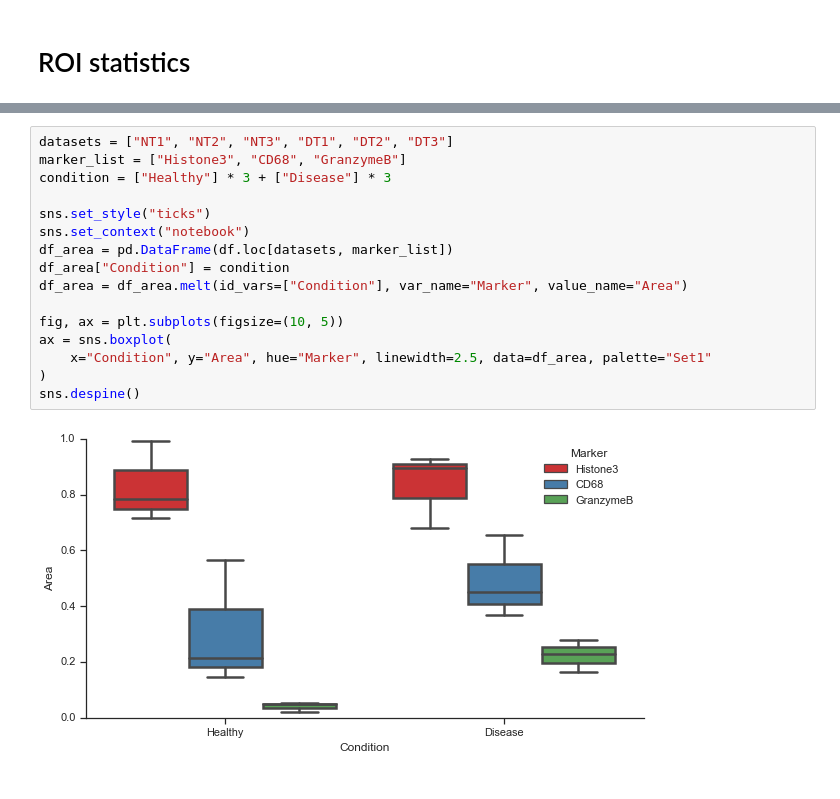
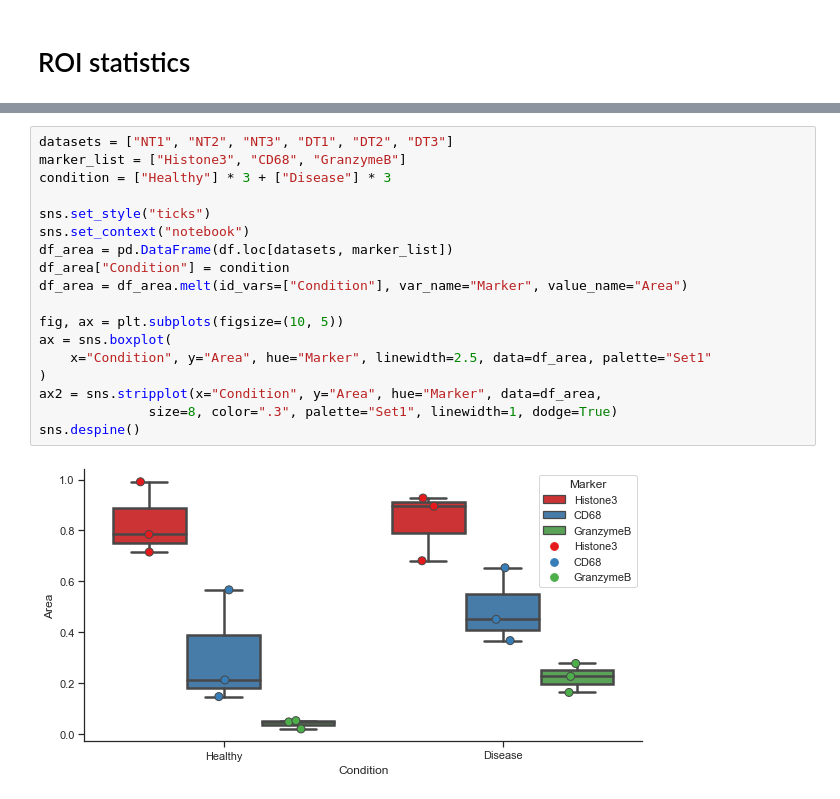
Before and after one commit to coskunlab/SpatialViz, a Jupyter notebook: notebooks/06_stats_plot.ipynb, the cells around one changed output, grey strips where cells are left out. Cells and saved outputs as stored; diff of their text form.

```diff
--- a/notebooks/06_stats_plot.ipynb
+++ b/notebooks/06_stats_plot.ipynb
@@ -509,18 +512,20 @@ sns.despine()
 # %%
 datasets = ["NT1", "NT2", "NT3", "DT1", "DT2", "DT3"]
 marker_list = ["Histone3", "CD68", "GranzymeB"]
 condition = ["Healthy"] * 3 + ["Disease"] * 3
 
 sns.set_style("ticks")
 sns.set_context("notebook")
 df_area = pd.DataFrame(df.loc[datasets, marker_list])
 df_area["Condition"] = condition
 df_area = df_area.melt(id_vars=["Condition"], var_name="Marker", value_name="Area")
 
 fig, ax = plt.subplots(figsize=(10, 5))
 ax = sns.boxplot(
     x="Condition", y="Area", hue="Marker", linewidth=2.5, data=df_area, palette="Set1"
 )
+ax2 = sns.stripplot(x="Condition", y="Area", hue="Marker", data=df_area,
+              size=8, color=".3", palette="Set1", linewidth=1, dodge=True)
 sns.despine()
 # %% [output]
-[figure, old version]
+[figure, new version]
```
Also changed, not shown: parts of 4 cells of this notebook, 7 other files.
